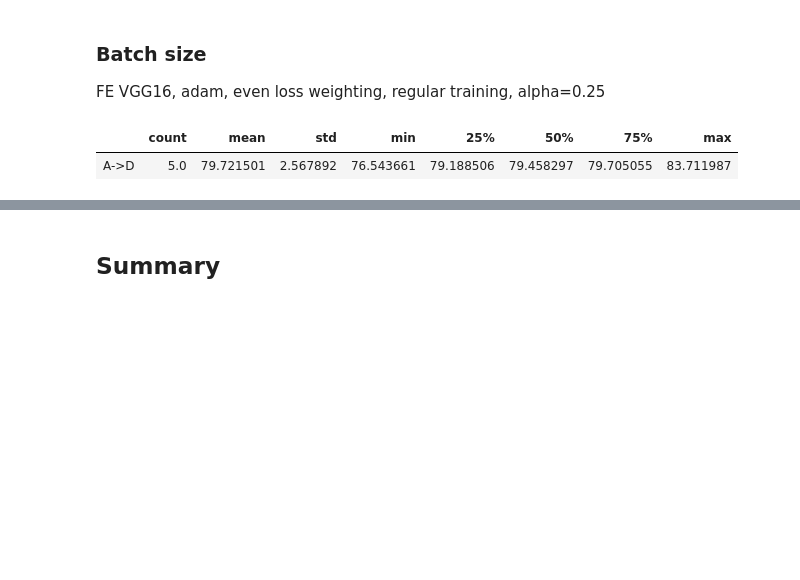
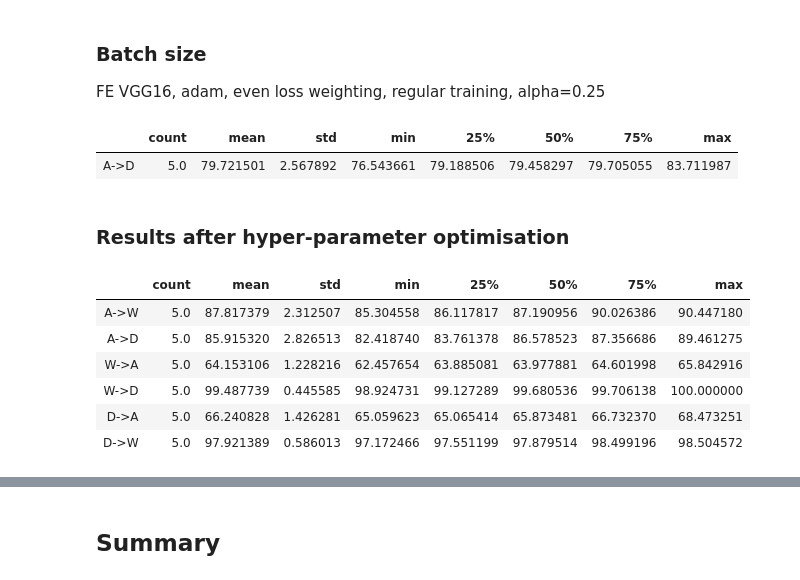
Before and after one commit to LukasHedegaard/dage, a Jupyter notebook: notebooks/test-eval.ipynb, the cells around one changed output, grey strips where cells are left out. Saved outputs shown, nothing was run; the diff lists cells and outputs as text; code cells hidden in the pictures; blank space fills up the shorter version.

```diff
--- a/notebooks/test-eval.ipynb
+++ b/notebooks/test-eval.ipynb
@@ -907,3 +907,19 @@ dage_bs_4096_comp.describe().T
 # %% [output]
 |  | count | mean | std | min | 25% | 50% | 75% | max |
 | A->D | 5.0 | 79.721501 | 2.567892 | 76.543661 | 79.188506 | 79.458297 | 79.705055 | 83.711987 |
+# %% [markdown]
+### Results after hyper-parameter optimisation
+# %%
+dage_lda_tuned_vgg16 = get_score_combinations_new(
+    method='dage',
+    experiment_id='dage_lda_vgg16_tuned',
+)*100
+dage_lda_tuned_vgg16.describe().T
+# %% [output]
+|  | count | mean | std | min | 25% | 50% | 75% | max |
+| A->W | 5.0 | 87.817379 | 2.312507 | 85.304558 | 86.117817 | 87.190956 | 90.026386 | 90.447180 |
+| A->D | 5.0 | 85.915320 | 2.826513 | 82.418740 | 83.761378 | 86.578523 | 87.356686 | 89.461275 |
+| W->A | 5.0 | 64.153106 | 1.228216 | 62.457654 | 63.885081 | 63.977881 | 64.601998 | 65.842916 |
+| W->D | 5.0 | 99.487739 | 0.445585 | 98.924731 | 99.127289 | 99.680536 | 99.706138 | 100.000000 |
+| D->A | 5.0 | 66.240828 | 1.426281 | 65.059623 | 65.065414 | 65.873481 | 66.732370 | 68.473251 |
+| D->W | 5.0 | 97.921389 | 0.586013 | 97.172466 | 97.551199 | 97.879514 | 98.499196 | 98.504572 |
```
Also changed, not shown: parts of 8 cells of this notebook.
